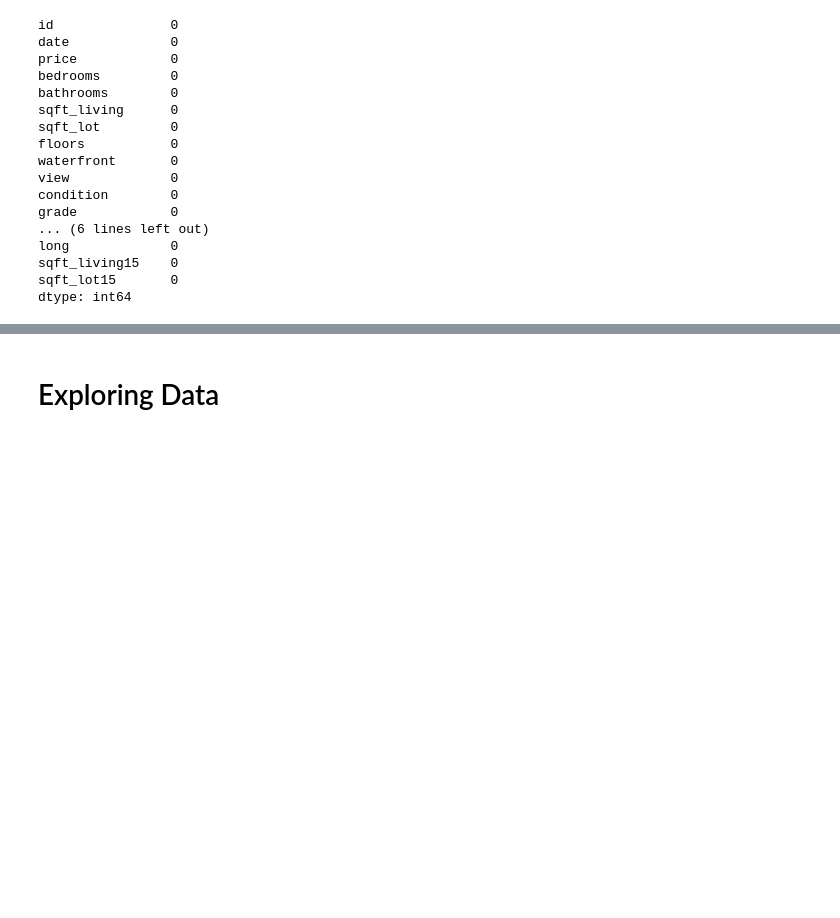
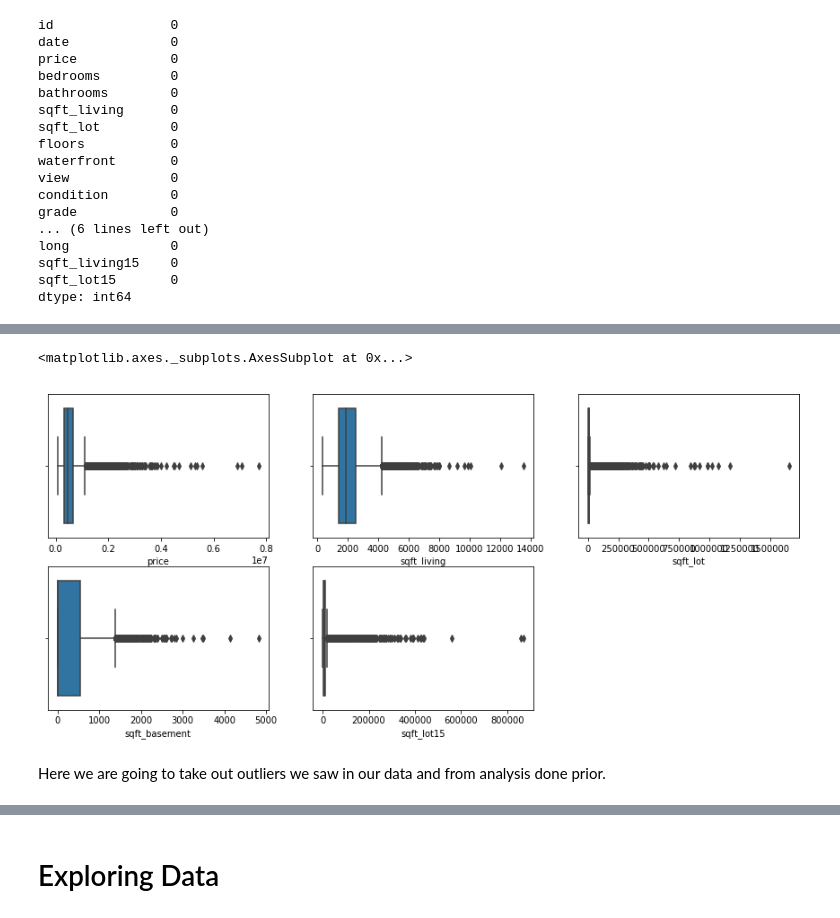
Before and after one commit to gabertooth/dsc-1-final-project-online-ds-pt-021119, a Jupyter notebook: student.ipynb, the cells around one changed output, grey strips where cells are left out. Cells and saved outputs as stored; diff of their text form; code cells hidden in the pictures; blank space fills up the shorter version.

```diff
--- a/student.ipynb
+++ b/student.ipynb
@@ -81,16 +129,2 @@ memory usage: 3.5+ MB
 # %% [markdown]
 ### Data Cleaning
-# %%
-#Cleaning variables to ensure categorical variables are not taken up as being numerical. Conditions Floors view waterfront
-
-df['condition']= df['condition'].astype("str")
-df['view']= df['view'].astype("category")
-df['waterfront']= df['waterfront'].astype("category")
-df['floors']= df['floors'].astype("category")
-
-#Changing bassement square footage to match data types of other square footages
-
-
-df['sqft_basement'].replace(to_replace='?', value= 0, inplace=True)
-# df[df['sqft_basement']=='?']= '0'
-# df['sqft_basement']=df['sqft_basement'].astype('int64')
@@ -140,3 +167,3 @@ dtype: int64
 # %%
 for i in df:
-    df.replace(np.NaN, 'NaN', inplace=True)
+    df.replace(np.NaN, 0 , inplace=True)
@@ -162,0 +337,2 @@ dtype: int64
+# %%
+df_num= df[['price','sqft_living','sqft_lot','sqft_basement','sqft_lot15']]
@@ -162,0 +341,4 @@ dtype: int64
+# %%
+df_num['sqft_basement'].replace(to_replace='?', value= 0, inplace=True)
+# df[df['sqft_basement']=='?']= '0'
+df_num.loc[:,('sqft_basement')]=df_num['sqft_basement'].astype('float64')
@@ -162,0 +363,19 @@ dtype: int64
+# %%
+#Now we want to look for outliers in our numerical data
+
+plt.figure(figsize=(15,10))
+plt.subplot(331)
+sns.boxplot(df_num['price'])
+plt.subplot(332)
+sns.boxplot(df_num['sqft_living'])
+plt.subplot(333)
+sns.boxplot(df_num['sqft_lot'])
+plt.subplot(334)
+sns.boxplot(df_num['sqft_basement'])
+plt.subplot(335)
+sns.boxplot(df_num['sqft_lot15'])
+# %% [output]
+<matplotlib.axes._subplots.AxesSubplot at 0x...>
+[figure, added]
+# %% [markdown]
+Here we are going to take out outliers we saw in our data and from analysis done prior.
```
Also changed, not shown: parts of 122 cells of this notebook, 1 other file.
